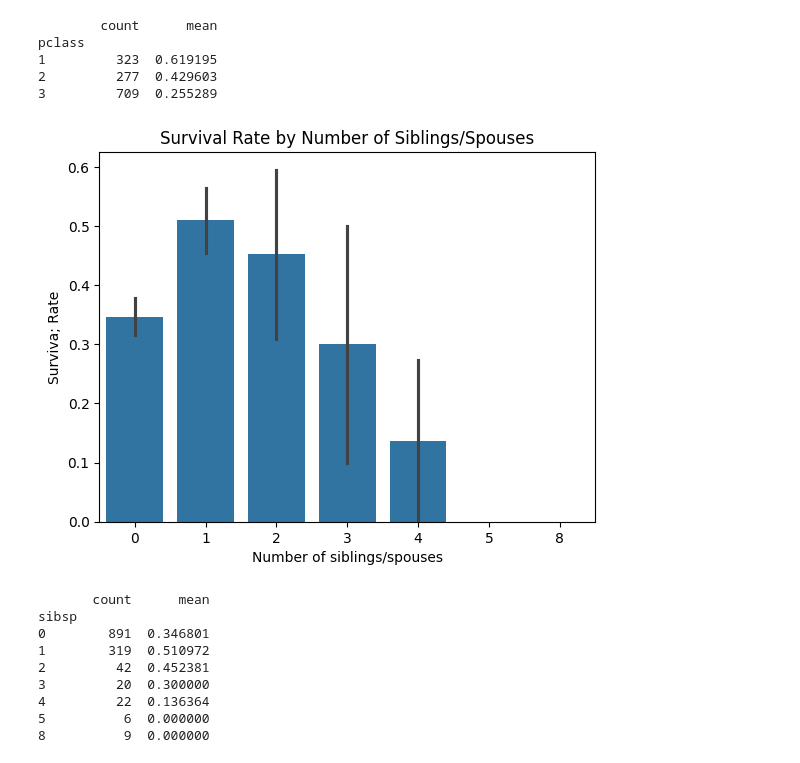
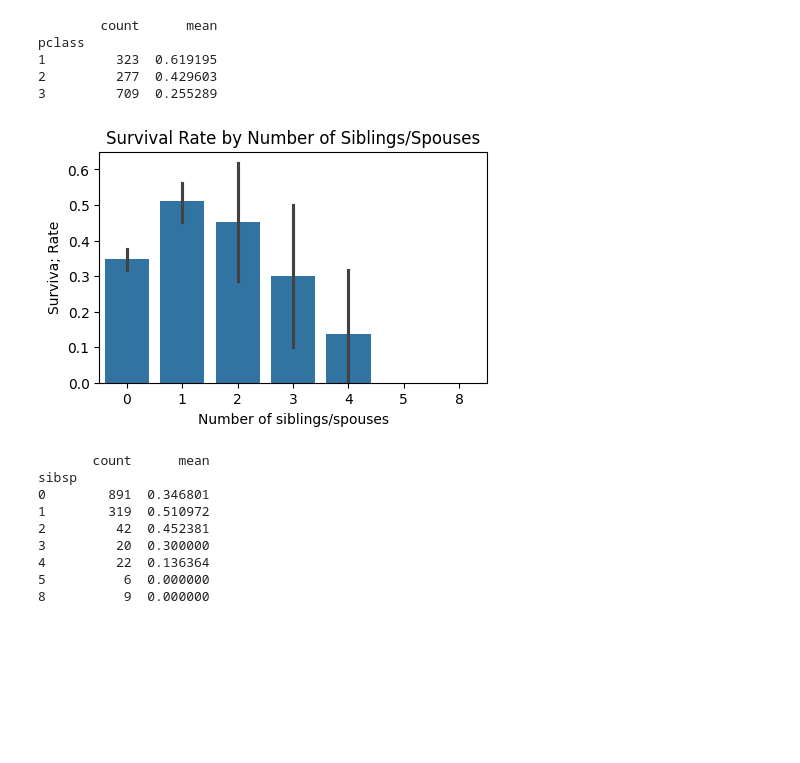
Before and after one commit to cayetana-h/ML-fundamentals-2025, a Jupyter notebook: first_assignment/assignment_1_cayetana_hinostroza.ipynb, the cells around one changed output. Cells and saved outputs as stored; diff of their text form; code cells hidden in the pictures; blank space fills up the shorter version.

```diff
--- a/first_assignment/assignment_1_cayetana_hinostroza.ipynb
+++ b/first_assignment/assignment_1_cayetana_hinostroza.ipynb
@@ -116,13 +101,14 @@ pclass
 2         277  0.429603
 3         709  0.255289
 # %%
+plt.figure(figsize =(5,3))
 sns.barplot(x="sibsp", y="survived", data=df)
 plt.xlabel("Number of siblings/spouses")
 plt.ylabel("Surviva; Rate")
 plt.title("Survival Rate by Number of Siblings/Spouses")
 plt.show()
 # %% [output]
-[figure, old version]
+[figure, new version]
 # %%
 sibsp_counts = df_copy.groupby('sibsp')['survived'].agg(['count', 'mean'])
 print(sibsp_counts)
```
Also changed, not shown: parts of 33 cells of this notebook, 2 other files.
